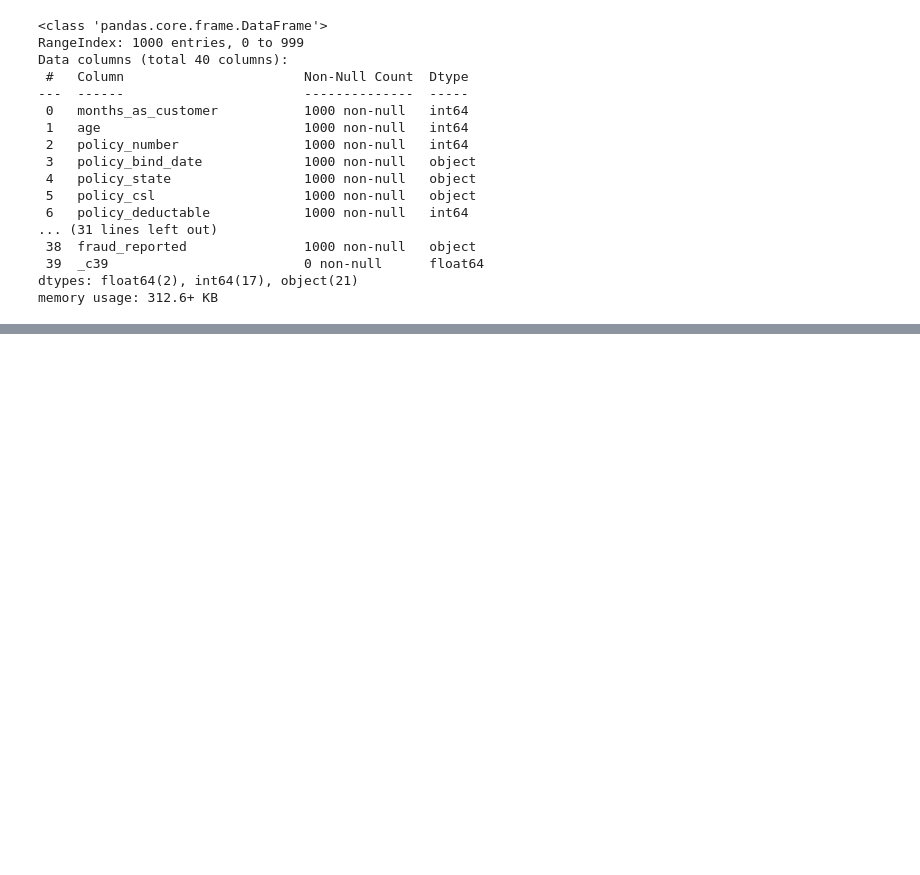
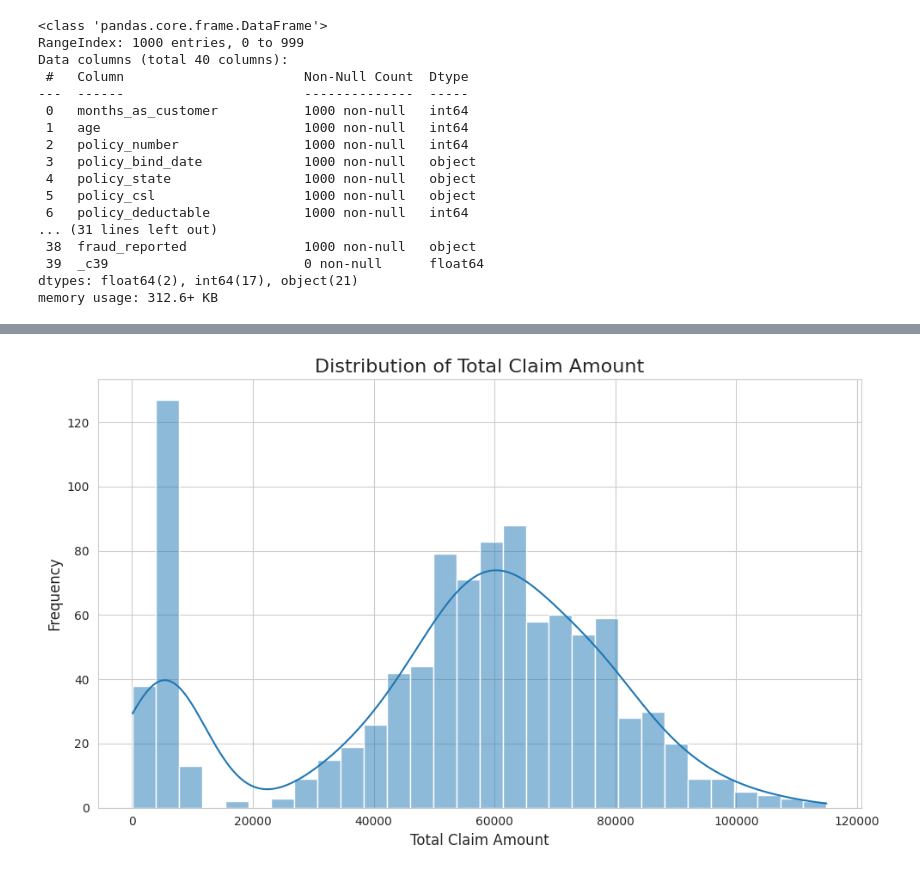
Before and after one commit to AvikRaj/insurance-fraud-detection-pipeline, a Jupyter notebook: notebooks/pipeline.ipynb, the cells around one changed output, grey strips where cells are left out. Saved outputs shown, nothing was run; the diff lists cells and outputs as text; code cells hidden in the pictures; blank space fills up the shorter version.

```diff
--- a/notebooks/pipeline.ipynb
+++ b/notebooks/pipeline.ipynb
@@ -62,0 +157,17 @@ memory usage: 312.6+ KB
+# %%
+import matplotlib.pyplot as plt
+import seaborn as sns
+
+# Set the aesthetic style of the plots
+sns.set_style("whitegrid")
+
+# Create a histogram to visualize the distribution of 'total_claim_amount'
+plt.figure(figsize=(10, 6))
+sns.histplot(df['total_claim_amount'], kde=True, bins=30)
+plt.title('Distribution of Total Claim Amount', fontsize=16)
+plt.xlabel('Total Claim Amount', fontsize=12)
+plt.ylabel('Frequency', fontsize=12)
+plt.tight_layout()
+plt.show()
+# %% [output]
+[figure, added]
```
Also changed, not shown: parts of 6 cells of this notebook.
